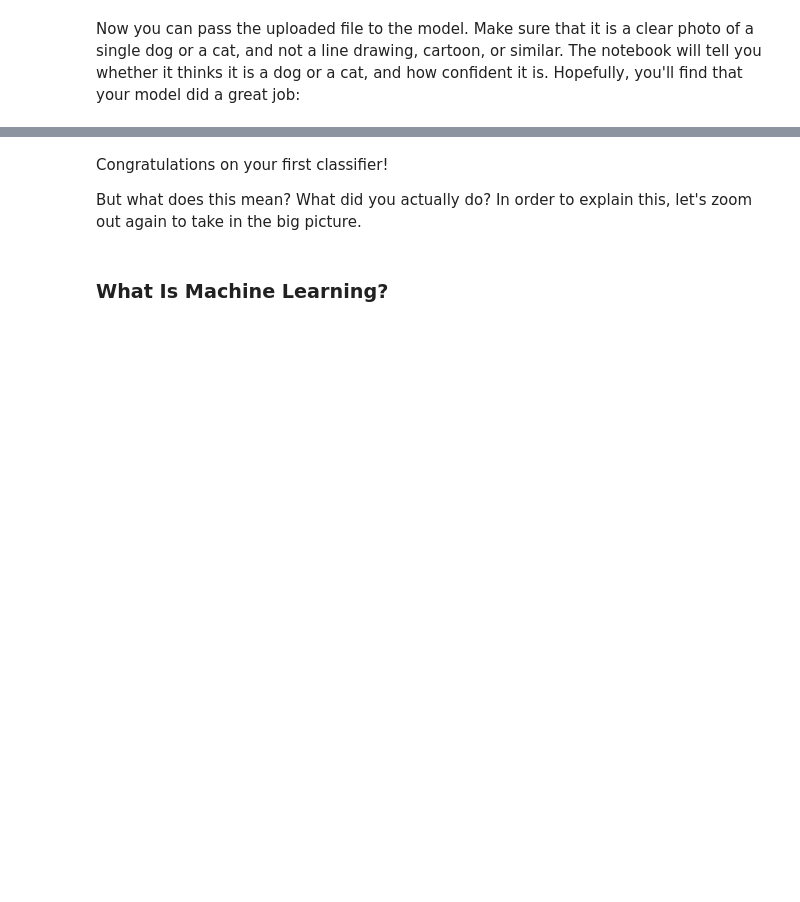
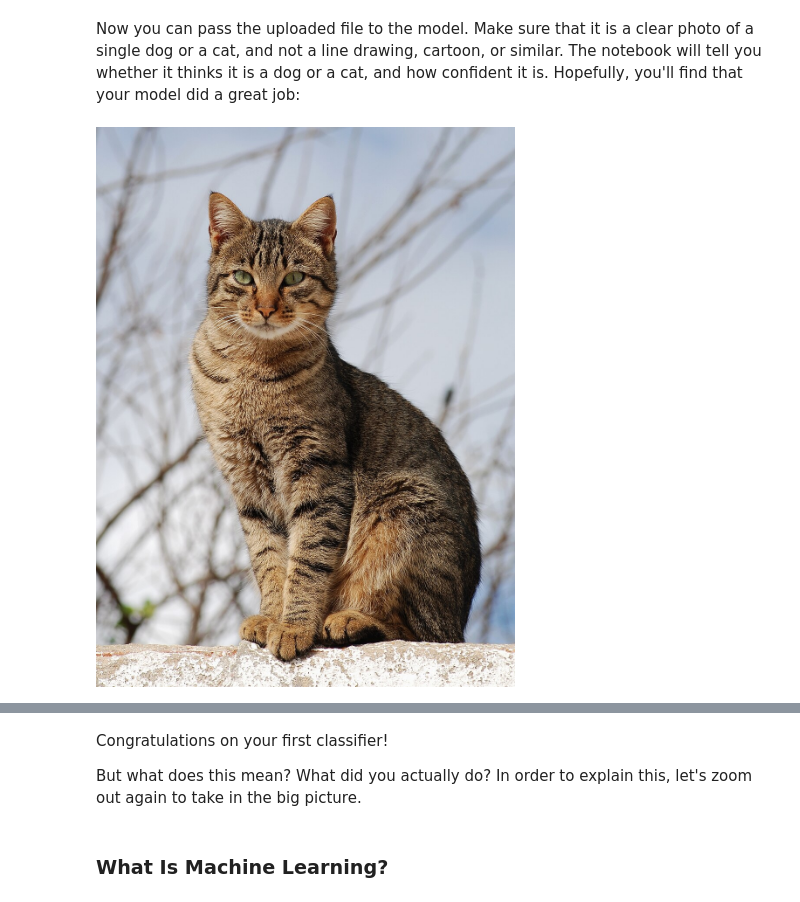
Before and after one commit to Danyal-12356788/fastai-practice-notebooks, a Jupyter notebook: 01_intro.ipynb, the cells around one changed output, grey strips where cells are left out. Drawn from its saved outputs; the diff is of its cells as text; code cells hidden in the pictures; blank space fills up the shorter version.

```diff
--- a/01_intro.ipynb
+++ b/01_intro.ipynb
@@ -295,6 +293,11 @@ Now you can pass the uploaded file to the model. Make sure that it is a clear ph
 #hide
 # For the book, we can't actually click an upload button, so we fake it
 uploader = SimpleNamespace(data = ['images/chapter1_cat_example.jpg'])
+# %%
+img = PILImage.create(uploader.data[0])
+img
+# %% [output]
+[figure, added]
 # %%
 img = PILImage.create(uploader.data[0])
 is_cat,_,probs = learn.predict(img)
```
Also changed, not shown: parts of 2 cells of this notebook.
